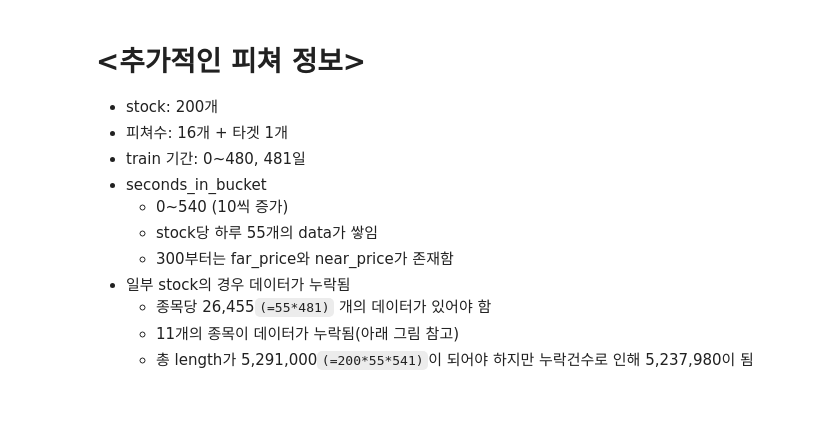
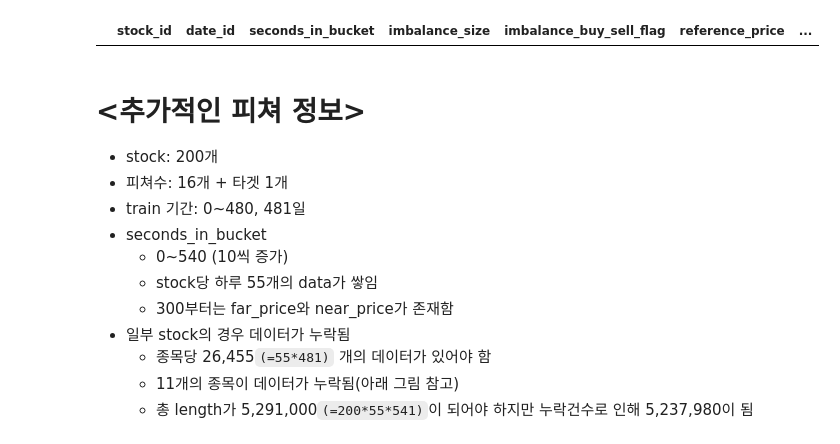
Before and after one commit to bootcamp6th-dl/optiver, a Jupyter notebook: sajacaros/02_BASIC_MODEL/02_dnn_scheduler.ipynb, the cells around one changed output. Drawn from its saved outputs; the diff is of its cells as text; code cells hidden in the pictures; blank space fills up the shorter version.

```diff
--- a/sajacaros/02_BASIC_MODEL/02_dnn_scheduler.ipynb
+++ b/sajacaros/02_BASIC_MODEL/02_dnn_scheduler.ipynb
@@ -26,6 +24,10 @@ train_df = pd.read_csv(data_path+'train.csv')
 test_df = pd.read_csv(data_path+'test.csv')
 submission_df = pd.read_csv(data_path+'sample_submission.csv')
 target_df = pd.read_csv(data_path+'revealed_targets.csv')
+# %%
+train_df.iloc[0:0, :]
+# %% [output]
+|  | stock_id | date_id | seconds_in_bucket | imbalance_size | imbalance_buy_sell_flag | reference_price | ... |
 # %% [markdown]
 # <추가적인 피쳐 정보>
 * stock: 200개
```
Also changed, not shown: parts of 1 cell of this notebook, 3 other files.
